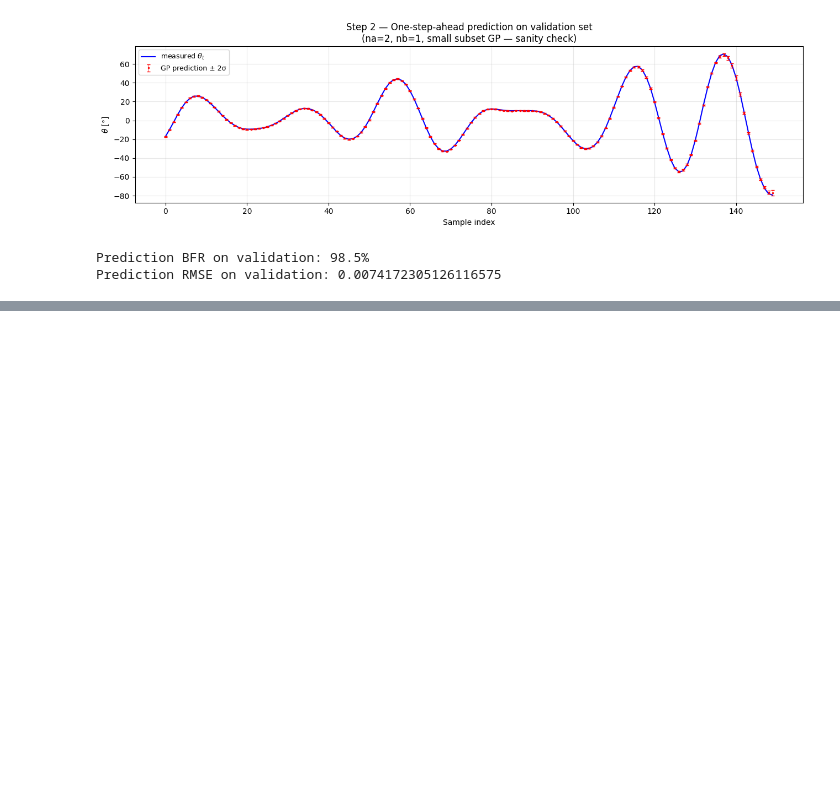
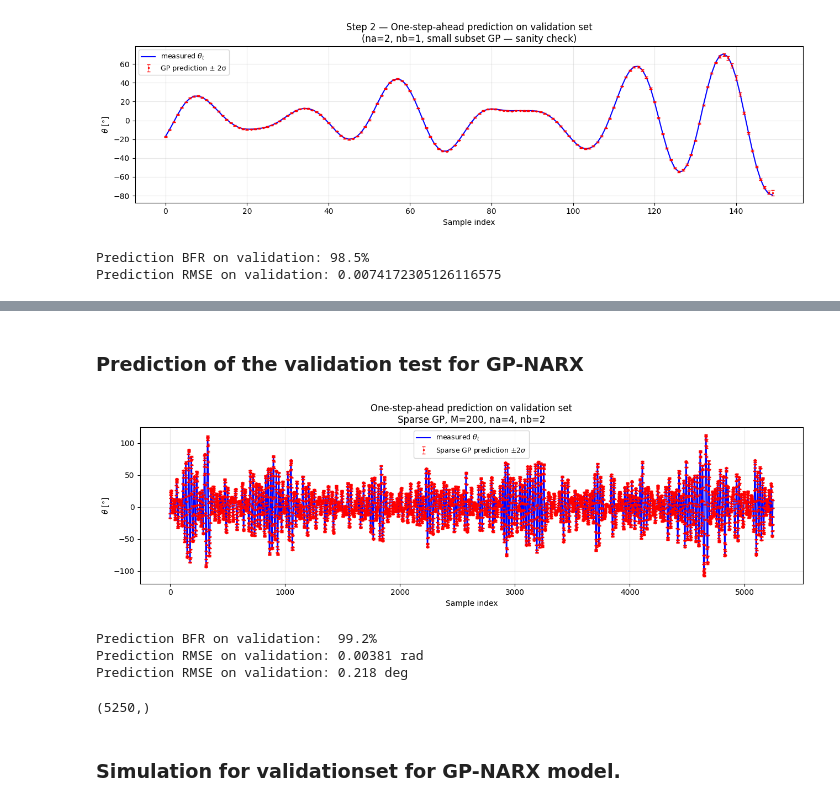
Before and after one commit to SpyrosAnog/ML-for-control-systems-Pendulum, a Jupyter notebook: GaussianProcess.ipynb, the cells around one changed output, grey strips where cells are left out. Drawn from its saved outputs; the diff is of its cells as text; code cells hidden in the pictures; blank space fills up the shorter version.

```diff
--- a/GaussianProcess.ipynb
+++ b/GaussianProcess.ipynb
@@ -410,3 +348,74 @@ Sparse RMSE: 0.00366
+# %% [markdown]
+### Prediction of the validation test for GP-NARX
+# %%
+# -----------------------------
+# One-step-ahead prediction plot
+# -----------------------------
+
+N_plot = th_val.shape[0]  # number of validation samples to visualize
+
+# Make sure we do not ask for more samples than available
+N_plot = min(N_plot, Xval.shape[0])
+
+# GPy returns predictive mean and predictive variance
+Ypred_plot, Yvar_plot = m_sparse.predict(Xval[:N_plot])
+
+# Convert from shape (N, 1) to shape (N,)
+Ypred_plot = Ypred_plot.flatten()
+Ystd_plot = np.sqrt(Yvar_plot).flatten()
+Ytrue_plot = Yval[:N_plot].flatten()
+
+# Plot measured vs predicted
+fig, ax = plt.subplots(figsize=(13, 4))
+
+ax.plot(
+    np.degrees(Ytrue_plot),
+    "b",
+    lw=1.5,
+    label="measured $\\theta_t$"
+)
+
+ax.errorbar(
+    np.arange(N_plot),
+    np.degrees(Ypred_plot),
+    yerr=2 * np.degrees(Ystd_plot),
+    fmt=".r",
+    ms=3,
+    elinewidth=0.5,
+    capsize=2,
+    label="Sparse GP prediction $\\pm 2\\sigma$"
+)
+
+ax.set_xlabel("Sample index")
+ax.set_ylabel("$\\theta$ [°]")
+ax.set_title(
+    f"One-step-ahead prediction on validation set\n"
+    f"Sparse GP, M={M}, na={na}, nb={nb}"
+)
+ax.legend(fontsize=9)
+ax.grid(alpha=0.3)
+
+plt.tight_layout()
+plt.show()
+
+# -----------------------------
+# Metrics
+# -----------------------------
+
+print(f"Prediction BFR on validation:  {BFR(Ytrue_plot, Ypred_plot):.1f}%")
+print(f"Prediction RMSE on validation: {RMSE(Ytrue_plot, Ypred_plot):.5f} rad")
+print(f"Prediction RMSE on validation: {np.degrees(RMSE(Ytrue_plot, Ypred_plot)):.3f} deg")
+# %% [output]
+[figure, added]
+Prediction BFR on validation:  99.2%
+Prediction RMSE on validation: 0.00381 rad
+Prediction RMSE on validation: 0.218 deg
+# %%
+print(th_val.shape)
+# %% [output]
+(5250,)
+# %% [markdown]
+### Simulation for validationset for GP-NARX model.
 # %%
 def simulate(model, u, th_init, na, nb):
     """Free-run simulation: predicted angles are fed back instead of true angles."""
```
Also changed, not shown: parts of 9 cells of this notebook.
